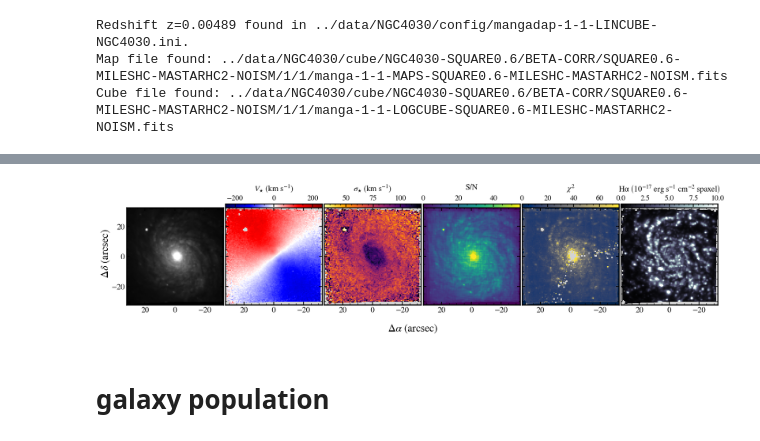
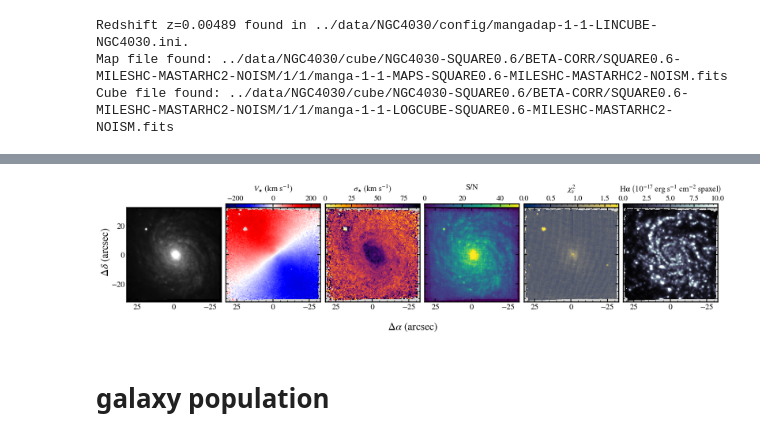
Before and after one commit to aj-pitts/NaI_analysis, a Jupyter notebook: paper/make_plots.ipynb, the cells around one changed output, grey strips where cells are left out. Cells and saved outputs as stored; diff of their text form; code cells hidden in the pictures.

Commit message:
added plot inspect.. updates

```diff
--- a/paper/make_plots.ipynb
+++ b/paper/make_plots.ipynb
@@ -307,0 +293,22 @@ divide by zero encountered in divide
+# %%
+# whitelight
+whitelight = np.median(flux,axis=0)
+# stellar velocity
+w = (stellar_vel >= np.median(stellar_vel) - 4 * np.std(stellar_vel)) & (stellar_vel <= np.median(stellar_vel) + 4*np.std(stellar_vel))
+stellar_vel[~w] = np.nan
+w = stellar_vel_mask != 0
+stellar_vel[w] = np.nan
+# stellar sigma
+w = (stellar_sigma >= np.median(stellar_sigma) - 4 * np.std(stellar_sigma)) & (stellar_sigma <= np.median(stellar_sigma) + 4*np.std(stellar_sigma))
+stellar_sigma[~w] = np.nan
+stellar_sigma[stellar_sigma==0] = np.nan
+w = stellar_sigma_mask != 0
+stellar_sigma[w] = np.nan
+# H alpha
+ha[ha==0] = np.nan
+w = ha_mask != 0
+ha[w] = np.nan
+
+# chisq
+chisq[chisq==0] = np.nan
+#chisq -= np.min(chisq[np.isfinite(chisq)])
@@ -311,10 +346,10 @@ from matplotlib.colors import LinearSegmentedColormap
 # %%
 datalist = [whitelight, stellar_vel, stellar_sigma, SNR, chisq, ha]
 cmaplist = ['gray','seismic', 'inferno_r', 'viridis', 'cividis', 'bone']
-vmin = [0, -250, 30, 0, 0, 0]
-vmax = [1, 250, 119, 55, 75, 10]
+vmin = [0, -250, 0, 0, 0, 0]
+vmax = [1, 250, 90, 50, 1.75, 10]
 labellist = [None, r"$V_{\star}\ \left( \mathrm{km\ s^{-1}} \right)$", r"$\sigma_{\star}\ \left( \mathrm{km\ s^{-1}} \right)$",
-             "S/N", r"$\chi ^2$",
+             "S/N", r"$\chi _{\nu} ^2$",
              r"$\mathrm{H \alpha}\ \left( \mathrm{10^{-17}\ erg\ s^{-1}\ cm^{-2}\ spaxel} \right) $"]
 
 l = len(datalist)
@@ -336,36 +371,36 @@ for i in range(l):
 
         cbar = fig.colorbar(im, cax=cax, orientation='horizontal', cmap=transparent_cmap, norm=transparent_norm)"""
         dummy_data = np.zeros(data.shape)
         dummy_cmap = mcolors.ListedColormap(['none'])  # Invisible color
         dummy_norm = mcolors.Normalize(vmin=0, vmax=1)
 
         # Create a colorbar with dummy data
         cbar = fig.colorbar(plt.imshow(dummy_data, cmap=dummy_cmap, norm=dummy_norm), cax=cax, orientation='horizontal')
 
         cbar.ax.set_facecolor('white')
         cbar.set_ticks([])
         cbar.set_label('')
         cbar.outline.set_visible(False)
         cbar.ax.patch.set_alpha(0)
         continue
 
     else:
         cbar = fig.colorbar(im, cax=cax, orientation='horizontal')
         cbar.ax.tick_params(labelsize=14)
         cbar.set_label(label,fontsize=15,labelpad=-45)
         cax.xaxis.set_ticks_position('top')
 
 ax[0].set_aspect(1)
 
 
 
 fig.text(0.09,0.5,r"$\Delta \delta$ (arcsec)", va="center", rotation='vertical',fontsize=20)
 fig.text(0.5,-0.01,r"$\Delta \alpha$ (arcsec)", ha="center",fontsize=20)
 
-fig.subplots_adjust(wspace=0.02)
-plt.savefig(f"{fig_out}-DAPmaps.pdf", bbox_inches='tight',dpi=500)
+fig.subplots_adjust(wspace=0.05)
+#plt.savefig(f"{fig_out}-DAPmaps.pdf", bbox_inches='tight',dpi=500)
 # %% [output]
-[figure, old version]
+[figure, new version]
 # %% [markdown]
 # galaxy population
 # %%
```
Also changed, not shown: parts of 14 cells of this notebook, 5 other files.
